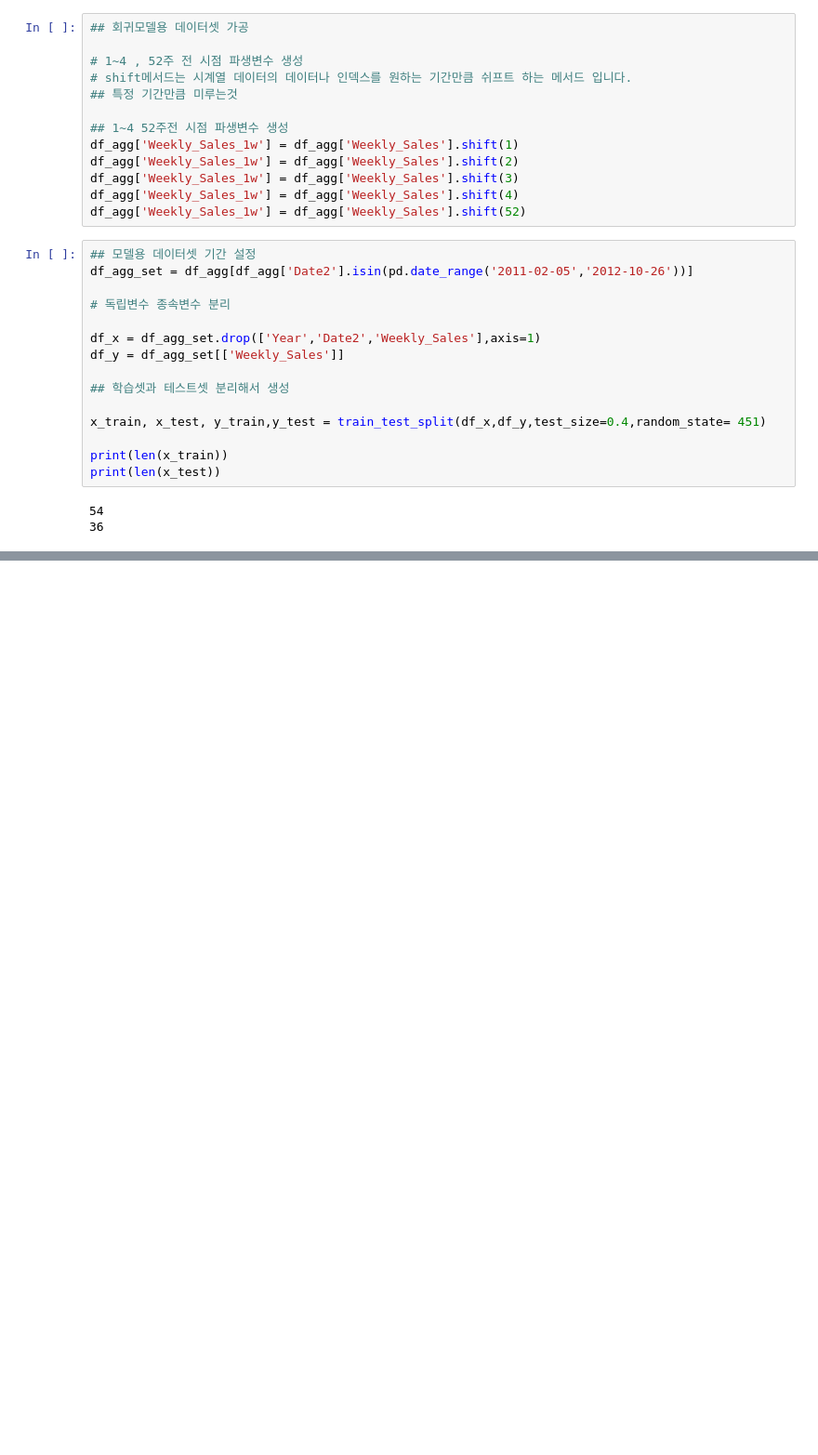
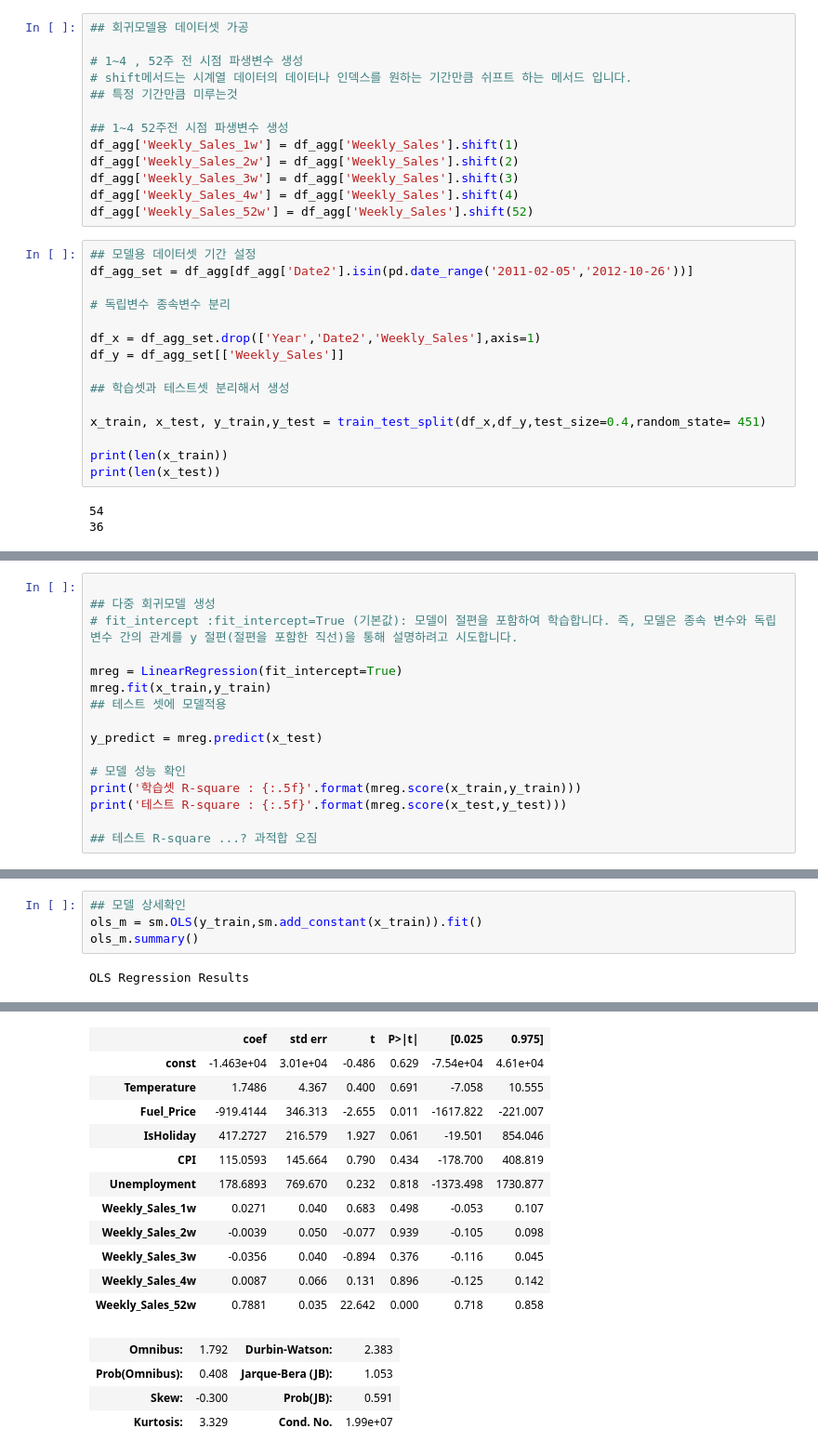
Before and after one commit to hamin971231/Mega_Data_Analysis, a Jupyter notebook: # 연습/스터디/스터디(8)_시계열분석.ipynb, the cells around one changed output, grey strips where cells are left out. Shown at 93% size. Drawn from its saved outputs; the diff is of its cells as text; blank space fills up the shorter version.

```diff
--- a/# 연습/스터디/스터디(8)_시계열분석.ipynb
+++ b/# 연습/스터디/스터디(8)_시계열분석.ipynb
@@ -301,10 +301,10 @@ fig = sm.graphics.tsa.plot_acf(ts_decomp,lags=60,ax=ax2)
 
 ## 1~4 52주전 시점 파생변수 생성
 df_agg['Weekly_Sales_1w'] = df_agg['Weekly_Sales'].shift(1)
-df_agg['Weekly_Sales_1w'] = df_agg['Weekly_Sales'].shift(2)
-df_agg['Weekly_Sales_1w'] = df_agg['Weekly_Sales'].shift(3)
-df_agg['Weekly_Sales_1w'] = df_agg['Weekly_Sales'].shift(4)
-df_agg['Weekly_Sales_1w'] = df_agg['Weekly_Sales'].shift(52)
+df_agg['Weekly_Sales_2w'] = df_agg['Weekly_Sales'].shift(2)
+df_agg['Weekly_Sales_3w'] = df_agg['Weekly_Sales'].shift(3)
+df_agg['Weekly_Sales_4w'] = df_agg['Weekly_Sales'].shift(4)
+df_agg['Weekly_Sales_52w'] = df_agg['Weekly_Sales'].shift(52)
 # %%
 ## 모델용 데이터셋 기간 설정
 df_agg_set = df_agg[df_agg['Date2'].isin(pd.date_range('2011-02-05','2012-10-26'))]
@@ -325,0 +335,16 @@ print(len(x_test))
+# %%
+
+## 다중 회귀모델 생성
+# fit_intercept :fit_intercept=True (기본값): 모델이 절편을 포함하여 학습합니다. 즉, 모델은 종속 변수와 독립 변수 간의 관계를 y 절편(절편을 포함한 직선)을 통해 설명하려고 시도합니다.
+
+mreg = LinearRegression(fit_intercept=True)
+mreg.fit(x_train,y_train)
+## 테스트 셋에 모델적용
+
+y_predict = mreg.predict(x_test)
+
+# 모델 성능 확인
+print('학습셋 R-square : {:.5f}'.format(mreg.score(x_train,y_train)))
+print('테스트 R-square : {:.5f}'.format(mreg.score(x_test,y_test)))
+
+## 테스트 R-square ...? 과적합 오짐
@@ -325,0 +354,6 @@ print(len(x_test))
+# %%
+## 모델 상세확인
+ols_m = sm.OLS(y_train,sm.add_constant(x_train)).fit()
+ols_m.summary()
+# %% [output]
+OLS Regression Results
@@ -325,0 +369,16 @@ print(len(x_test))
+|  | coef | std err | t | P>|t| | [0.025 | 0.975] |
+| const | -1.463e+04 | 3.01e+04 | -0.486 | 0.629 | -7.54e+04 | 4.61e+04 |
+| Temperature | 1.7486 | 4.367 | 0.400 | 0.691 | -7.058 | 10.555 |
+| Fuel_Price | -919.4144 | 346.313 | -2.655 | 0.011 | -1617.822 | -221.007 |
+| IsHoliday | 417.2727 | 216.579 | 1.927 | 0.061 | -19.501 | 854.046 |
+| CPI | 115.0593 | 145.664 | 0.790 | 0.434 | -178.700 | 408.819 |
+| Unemployment | 178.6893 | 769.670 | 0.232 | 0.818 | -1373.498 | 1730.877 |
+| Weekly_Sales_1w | 0.0271 | 0.040 | 0.683 | 0.498 | -0.053 | 0.107 |
+| Weekly_Sales_2w | -0.0039 | 0.050 | -0.077 | 0.939 | -0.105 | 0.098 |
+| Weekly_Sales_3w | -0.0356 | 0.040 | -0.894 | 0.376 | -0.116 | 0.045 |
+| Weekly_Sales_4w | 0.0087 | 0.066 | 0.131 | 0.896 | -0.125 | 0.142 |
+| Weekly_Sales_52w | 0.7881 | 0.035 | 22.642 | 0.000 | 0.718 | 0.858 |
+| Omnibus: | 1.792 | Durbin-Watson: | 2.383 |
+| Prob(Omnibus): | 0.408 | Jarque-Bera (JB): | 1.053 |
+| Skew: | -0.300 | Prob(JB): | 0.591 |
+| Kurtosis: | 3.329 | Cond. No. | 1.99e+07 |
```
Also changed, not shown: parts of 3 cells of this notebook.
